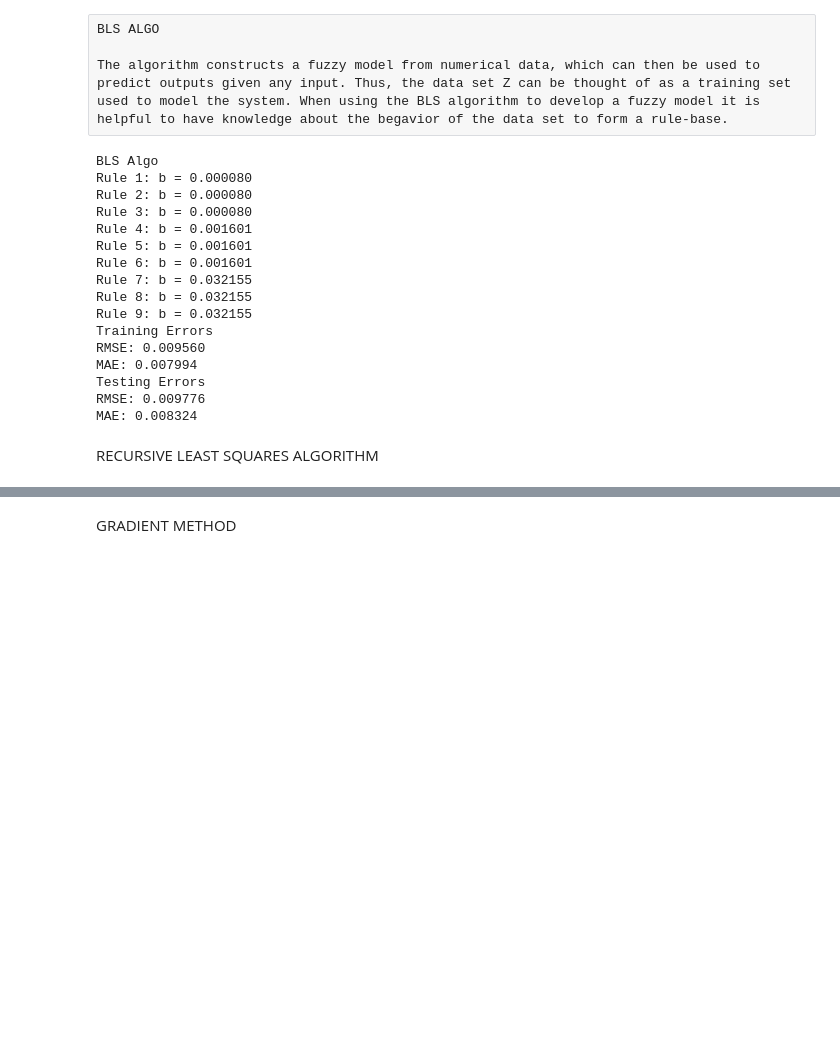
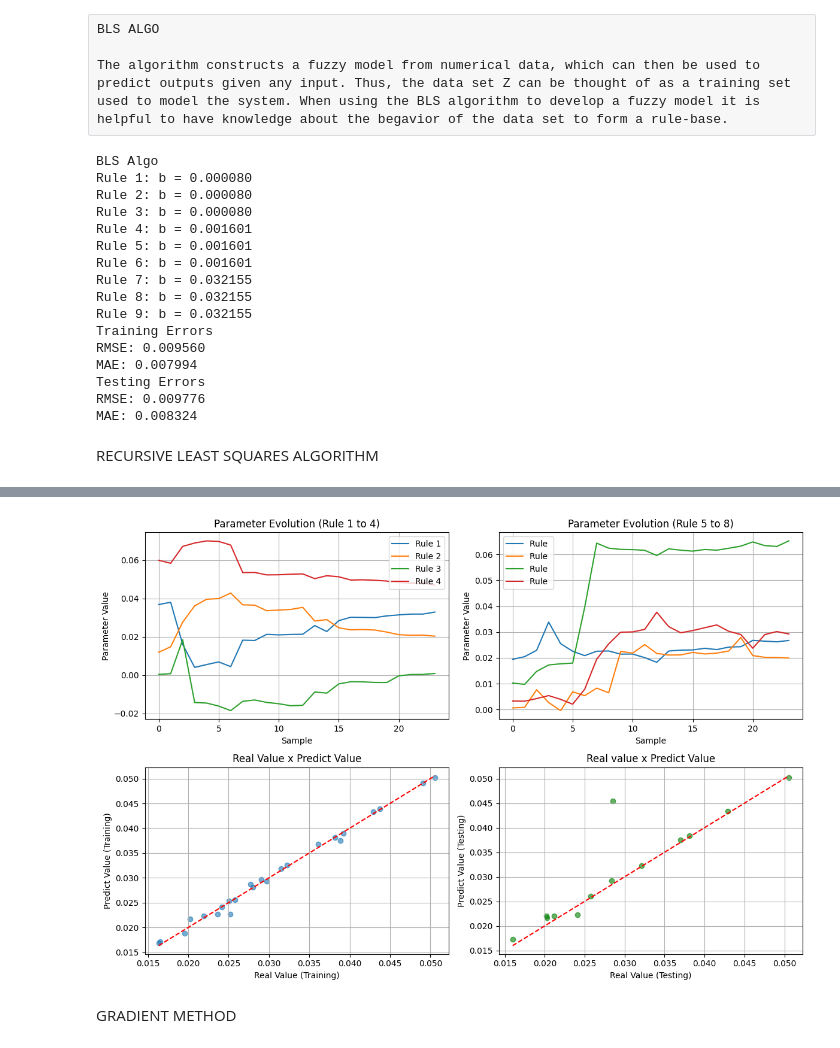
Before and after one commit to LandieTW/fuzzy_logic_applications_in_engineering, a Jupyter notebook: 07_automated_methods_for_fuzzy_systems.ipynb, the cells around one changed output, grey strips where cells are left out. Saved outputs shown, nothing was run; the diff lists cells and outputs as text; code cells hidden in the pictures; blank space fills up the shorter version.

```diff
--- a/07_automated_methods_for_fuzzy_systems.ipynb
+++ b/07_automated_methods_for_fuzzy_systems.ipynb
@@ -261,0 +439,19 @@ RECURSIVE LEAST SQUARES ALGORITHM
+# %%
+print("Fuzzy modeling with Recursive Least Squares (RLS)")
+
+print("\nForget factor: ", lambda_factor)
+print("Number of training samples ", len(y_train))
+print("Number of testing samples ", len(y_test))
+
+print("\nFinal parameters")
+for i, param in enumerate(theta_rls):
+    print(f"Rule {i+1:2d}: theta = {param:.6f}")
+
+print("\nParameter evolution")
+for i in range(len(theta_history[0, :])):
+    print("Start = {:.6f} | End = {:.6f}".format(theta_history[0, i], theta_history[-1, i]))
+
+print("\nTrainment error")
+print(f"RMSE: {rmse_train:.6f}")
+print(f"MAE: {mae_train:.6f}")
+print(f"R²: {1 - np.sum((y_train - y_train_pred_rls) ** 2) / np.sum((y_train - np.mean(y_train)) ** 2):.6f}")
@@ -262,2 +478,45 @@ RECURSIVE LEAST SQUARES ALGORITHM
+# %%
+plt.figure(figsize=(12, 8))
+
+plt.subplot(2, 2, 1)
+for i in range(min(4, len(theta_rls))):
+    plt.plot(theta_history[:, i], label=f"Rule {i+1}")
+
+plt.xlabel("Sample")
+plt.ylabel("Parameter Value")
+plt.title("Parameter Evolution (Rule 1 to 4)")
+plt.legend()
+plt.grid(True)
+
+plt.subplot(2, 2, 2)
+for i in range(4, min(8, len(theta_rls))):
+    plt.plot(theta_history[:, i], label=f"Rule ")
+
+plt.xlabel("Sample")
+plt.ylabel("Parameter Value")
+plt.title("Parameter Evolution (Rule 5 to 8)")
+plt.legend()
+plt.grid(True)
+
+plt.subplot(2, 2, 3)
+plt.scatter(y_train, y_train_pred_rls, alpha=.6)
+plt.plot([y_train.min(), y_train.max()], [y_train.min(), y_train.max()], 'r--')
+plt.xlabel("Real Value (Training)")
+plt.ylabel("Predict Value (Training)")
+plt.title("Real Value x Predict Value")
+plt.grid(True)
+
+plt.subplot(2, 2, 4)
+plt.scatter(y_test, y_test_pred_rls, alpha=.6, color='green')
+plt.plot([y_test.min(), y_test.max()], [y_test.min(), y_test.max()], 'r--')
+plt.xlabel("Real Value (Testing)")
+plt.ylabel("Predict Value (Testing)")
+plt.title("Real value x Predict Value")
+plt.grid(True)
+
+plt.tight_layout()
+plt.show()
+# %% [output]
+[figure, added]
 # %% [markdown]
 GRADIENT METHOD
```
Also changed, not shown: parts of 11 cells of this notebook, 1 other file.
